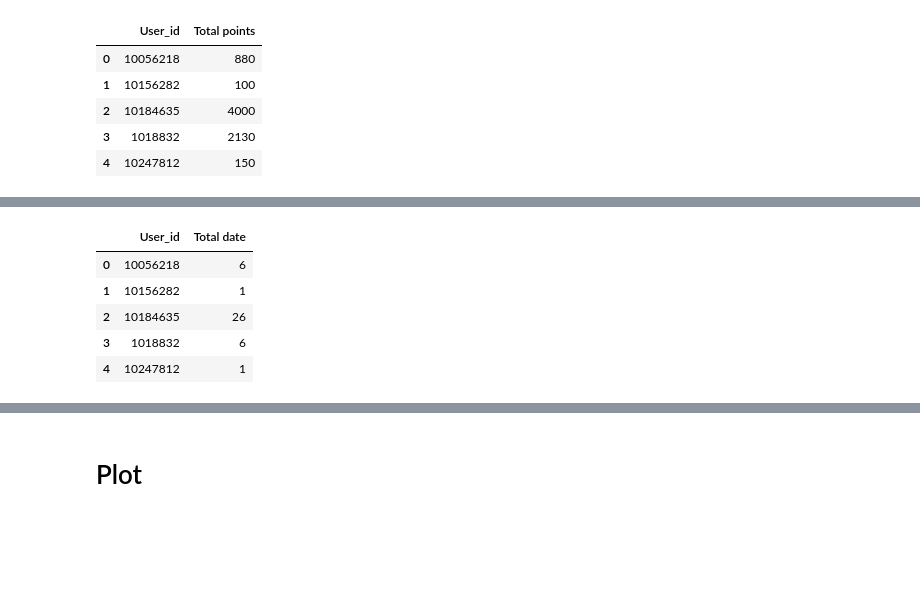
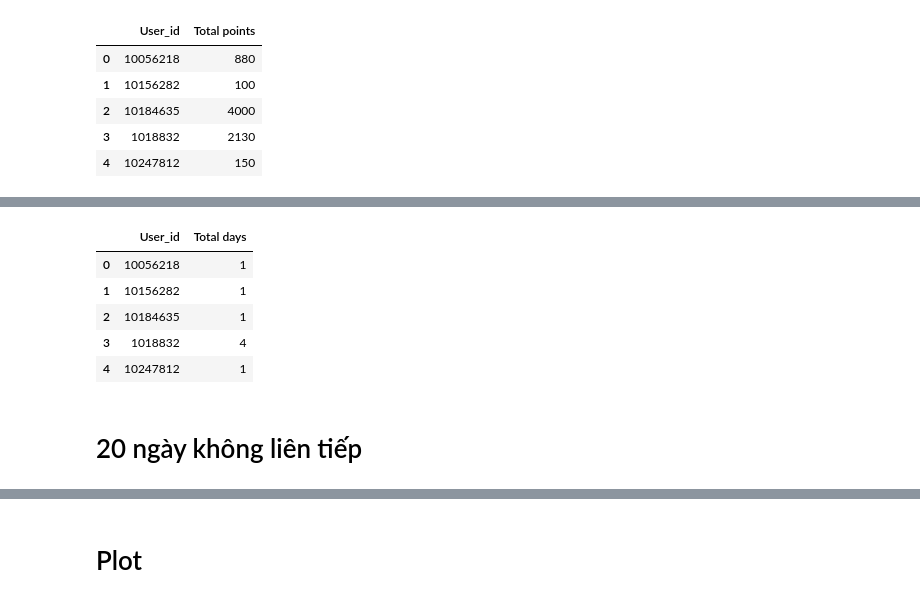
Before and after one commit to DONG2209/Shoppe_sale, a Jupyter notebook: momo.ipynb, the cells around one changed output, grey strips where cells are left out. Drawn from its saved outputs; the diff is of its cells as text; code cells hidden in the pictures; blank space fills up the shorter version.

```diff
--- a/momo.ipynb
+++ b/momo.ipynb
@@ -345 +407,35 @@ total_point.head()
+# %%
+# c2
+name=None
+date=None
+count=1
+
+def caculate_days(row):
+    global name, date, count
+    result = (None, 0)
+    if row['User_id'] !=name:
+        result=(row['User_id'],count)
+        name=row['User_id']
+        date=row['DATE']
+        count=1
+    else:
+        if (row['DATE']-date).days==1:
+                count+=1
+    date=row['DATE']
+    return result
+length_days=Transaction_p3[['User_id','DATE']].apply(caculate_days,axis=1,result_type='expand')
+length_days.columns = ['User_id', 'Total days']
+length_days['Total days'] = length_days['Total days'].astype(int)
+length_date = length_days.groupby('User_id')['Total days'].sum().reset_index()
+# %%
+length_date.head()
+# %% [output]
+|  | User_id | Total days |
+| 0 | 10056218 | 1 |
+| 1 | 10156282 | 1 |
+| 2 | 10184635 | 1 |
+| 3 | 1018832 | 4 |
+| 4 | 10247812 | 1 |
+# %% [markdown]
+# 20 ngày không liên tiếp
 # %%
@@ -350,9 +443,0 @@ total_date.rename(columns={'DATE':'Total date'},inplace=True)
-# %%
-total_date.head()
-# %% [output]
-|  | User_id | Total date |
-| 0 | 10056218 | 6 |
-| 1 | 10156282 | 1 |
-| 2 | 10184635 | 26 |
-| 3 | 1018832 | 6 |
-| 4 | 10247812 | 1 |
```
Also changed, not shown: parts of 14 cells of this notebook.
